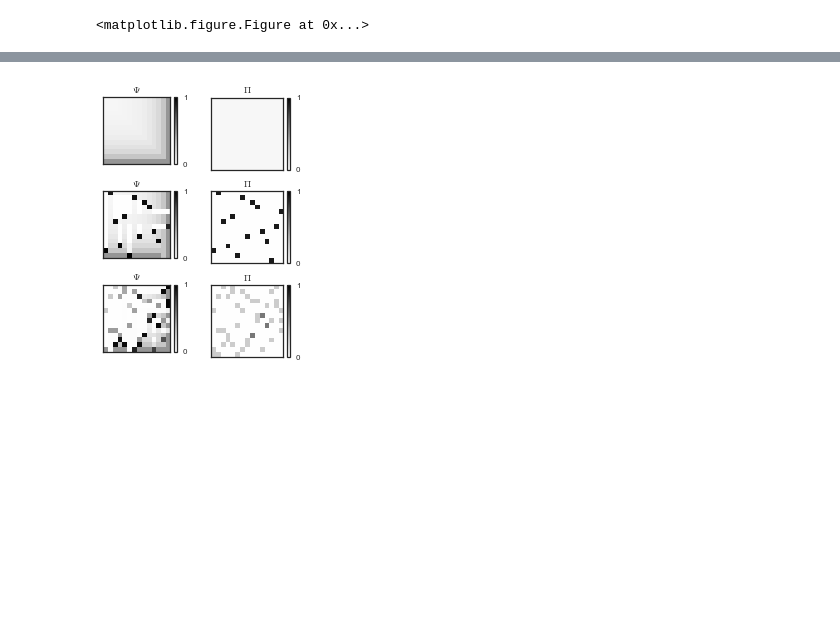
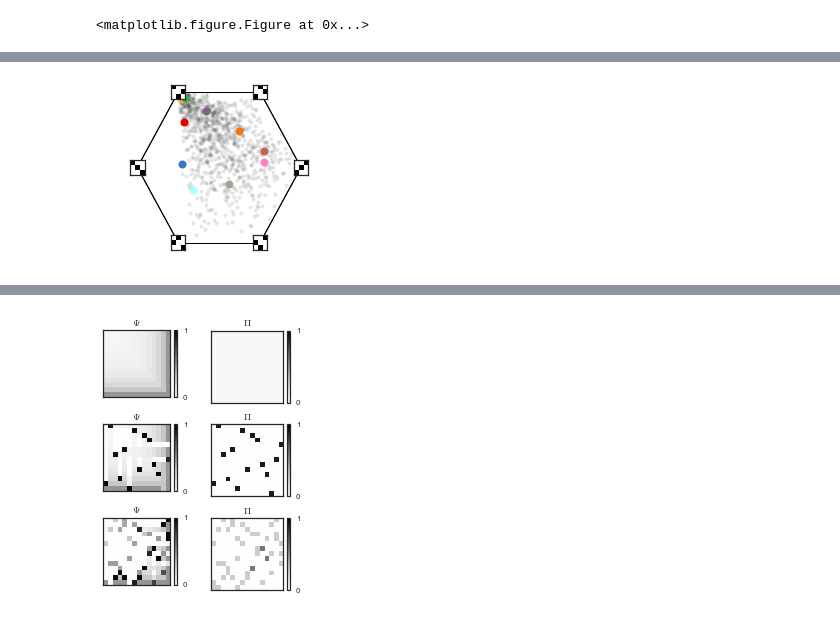
Before and after one commit to slinderman/birkhoff, a Jupyter notebook: notebooks/2017-02-13 Make Figure 1.ipynb, the cells around one changed output, grey strips where cells are left out. Drawn from its saved outputs; the diff is of its cells as text; code cells hidden in the pictures; blank space fills up the shorter version.

```diff
--- a/notebooks/2017-02-13 Make Figure 1.ipynb
+++ b/notebooks/2017-02-13 Make Figure 1.ipynb
@@ -301,3 +302,95 @@ fig.savefig('sb_birkhoff.png')
+# %%
+# Plot points for U[1,1] = 0, which implies X[1,1] = 0
+
+from birkhoff.utils import get_b3_projection, project_perm_to_sphere, sinkhorn
+from birkhoff.primitives import psi_to_birkhoff, birkhoff_to_psi
+
+K = 3
+np.random.seed(1)
+Q = get_b3_projection()
+
+
+# For K = 3 there are only 6 permutations. Plot each of their
+# projections.
+import itertools as it
+
+Ps = []
+for perm in it.permutations(np.arange(K)):
+    P = np.zeros((K, K))
+    P[np.arange(K), np.array(perm)] = 1
+    Ps.append(P)
+Ps = np.array(Ps)
+Psis = np.array([project_perm_to_sphere(P, Q) for P in Ps])
+
+fig = create_figure(figsize=(2.7, 2.5), transparent=True)
+ax = create_axis_at_location(fig, 0.1, 0.1, 2.5, 2.3, transparent=True)
+
+# Plot the permutation matrices
+# for i, perm in enumerate(it.permutations(np.arange(K))):
+#     ax.plot(Psis[i, 0], Psis[i,1], 'ks')
+
+# Get the convex hull of the points
+from scipy.spatial import ConvexHull
+hull = ConvexHull(Psis[:, :2])
+for simplex in hull.simplices:
+    for i in range(2):
+        st = Psis[simplex[i]]
+        en = Psis[simplex[(i+1) % 2]]
+        ax.plot([st[0], en[0]], [st[1], en[1]], '-k', lw=1)
+
+#  Sample a bunch of points in the Birkhoff polytope
+N = 100
+ths = np.linspace(0, 2*np.pi, N)
+rad = 0.45
+Us = np.zeros((N, K-1, K-1))
+Us[:,0,0] = 0.5 + rad * np.sin(ths)
+Us[:,0,1] = 0.5 + rad * np.cos(ths)
+Us[:,1,0] = 0.5 + rad * np.cos(ths)
+Us[:,1,1] = 0.
+assert np.all(Us >= 0)
+
+xys = np.zeros((N, 2))
+for n in range(N):
+    B = psi_to_birkhoff(Us[n])
+    xys[n] = project_perm_to_sphere(B, Q)
+
+U_samples = np.random.rand(1000, K-1, K-1)
+U_samples[:,1,1] = 0.0
+xy_samples = np.zeros((1000, 2))
+for n,U_smpl in enumerate(U_samples):
+    B_smpl = psi_to_birkhoff(U_smpl)
+    xy_samples[n] = project_perm_to_sphere(B_smpl, Q)
+
+# Plot little stencils of the permutation matrices
+xlim = ax.get_xlim()
+ylim = ax.get_ylim()
+subw = 0.1
+nx = lambda x: 2.5 * (x-xlim[0]) / (xlim[1] - xlim[0])
+ny = lambda y: 2.3 * (y-ylim[0]) / (ylim[1] - ylim[0])
+for i, perm in enumerate(it.permutations(np.arange(K))):
+    x, y = Psis[i, 0], Psis[i, 1]
+    subax = create_axis_at_location(fig, 0.1 + nx(x)-subw,
+                                    0.1 + ny(y)-subw,
+                                    2*subw, 2*subw,
+                                    ticks=False)
+    subax.patch.set_color('none')
+    Pi = np.zeros((K, K))
+    Pi[np.arange(K), perm] = 1
+    subax.imshow(Pi, interpolation="nearest")
+
+
+inds_to_plot = np.arange(0, N, step=N//10)
+# ax.plot(xys[:,0], xys[:,1], ':k')
+ax.plot(xy_samples[:,0], xy_samples[:,1], 'ko', markersize=4, alpha=0.1)
+for i, ind in enumerate(inds_to_plot):
+    ax.plot(xys[ind, :1], xys[ind, 1:2],
+            'o', markersize=8, color=colors[i])
+
+ax.axis('off')
+fig.savefig('sb_birkhoff.pdf')
+fig.savefig('sb_birkhoff.png')
+# %% [output]
+[figure, added]
 # %%
 # Now plot the trajectory in the K-1 x K-1 unit hypercube
 from birkhoff.utils import get_b3_projection, project_perm_to_sphere
```
Also changed, not shown: parts of 12 cells of this notebook, 7 other files.
